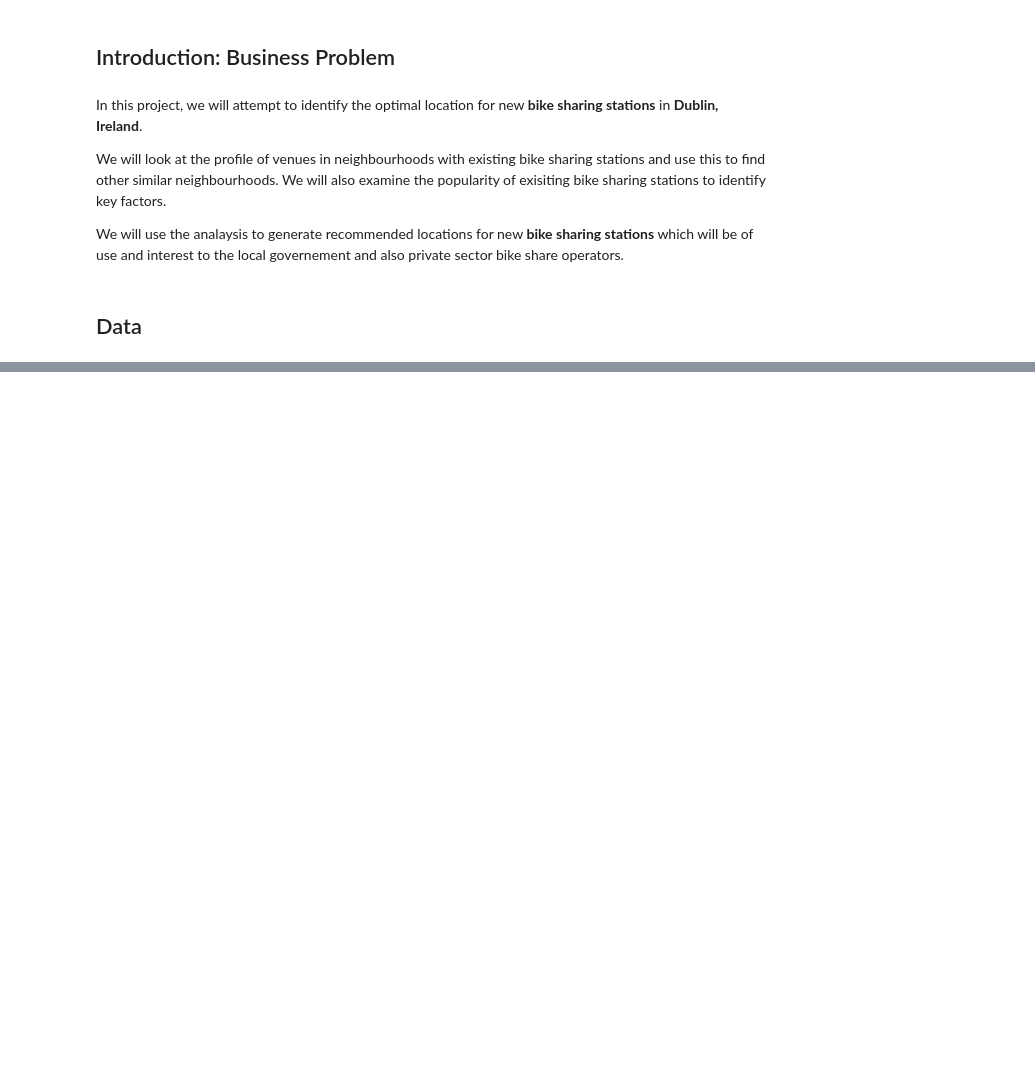
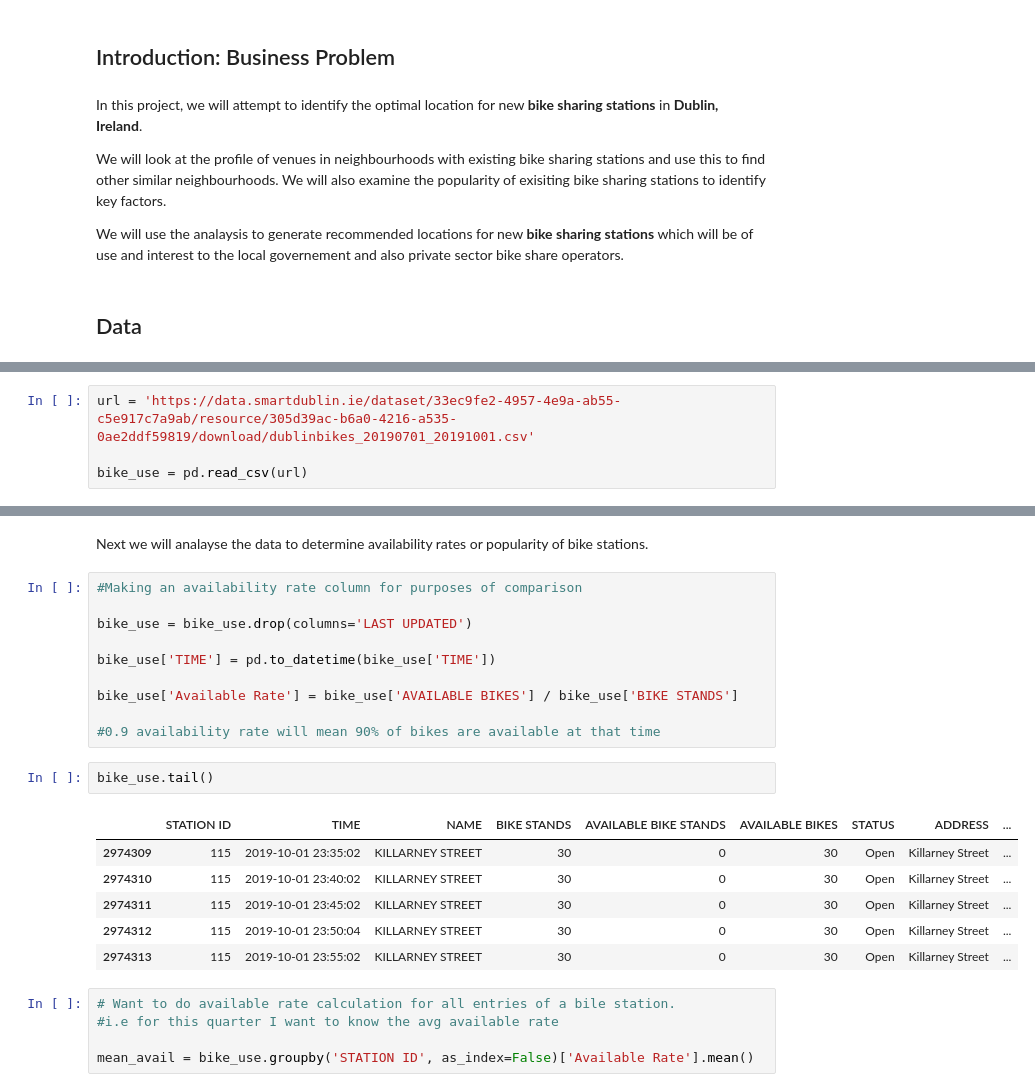
Before and after one commit to code-jk-code/Coursera_Capstone, a Jupyter notebook: IBM - Capstone Project - The best bike location.ipynb, the cells around one changed output, grey strips where cells are left out. Drawn from its saved outputs; the diff is of its cells as text; blank space fills up the shorter version.

```diff
--- a/IBM - Capstone Project - The best bike location.ipynb
+++ b/IBM - Capstone Project - The best bike location.ipynb
@@ -31,0 +61,4 @@ This data will be retrieved from the following sources:
+# %%
+url = 'https://data.smartdublin.ie/dataset/33ec9fe2-4957-4e9a-ab55-c5e917c7a9ab/resource/305d39ac-b6a0-4216-a535-0ae2ddf59819/download/dublinbikes_20190701_20191001.csv'
+
+bike_use = pd.read_csv(url)
@@ -31,0 +101,26 @@ This data will be retrieved from the following sources:
+# %% [markdown]
+Next we will analayse the data to determine availability rates or popularity of bike stations.
+# %%
+#Making an availability rate column for purposes of comparison
+
+bike_use = bike_use.drop(columns='LAST UPDATED')
+
+bike_use['TIME'] = pd.to_datetime(bike_use['TIME'])
+
+bike_use['Available Rate'] = bike_use['AVAILABLE BIKES'] / bike_use['BIKE STANDS']
+
+#0.9 availability rate will mean 90% of bikes are available at that time
+# %%
+bike_use.tail()
+# %% [output]
+|  | STATION ID | TIME | NAME | BIKE STANDS | AVAILABLE BIKE STANDS | AVAILABLE BIKES | STATUS | ADDRESS | ... |
+| 2974309 | 115 | 2019-10-01 23:35:02 | KILLARNEY STREET | 30 | 0 | 30 | Open | Killarney Street | ... |
+| 2974310 | 115 | 2019-10-01 23:40:02 | KILLARNEY STREET | 30 | 0 | 30 | Open | Killarney Street | ... |
+| 2974311 | 115 | 2019-10-01 23:45:02 | KILLARNEY STREET | 30 | 0 | 30 | Open | Killarney Street | ... |
+| 2974312 | 115 | 2019-10-01 23:50:04 | KILLARNEY STREET | 30 | 0 | 30 | Open | Killarney Street | ... |
+| 2974313 | 115 | 2019-10-01 23:55:02 | KILLARNEY STREET | 30 | 0 | 30 | Open | Killarney Street | ... |
+# %%
+# Want to do available rate calculation for all entries of a bile station.
+#i.e for this quarter I want to know the avg available rate
+
+mean_avail = bike_use.groupby('STATION ID', as_index=False)['Available Rate'].mean()
```
Also changed, not shown: parts of 29 cells of this notebook.
